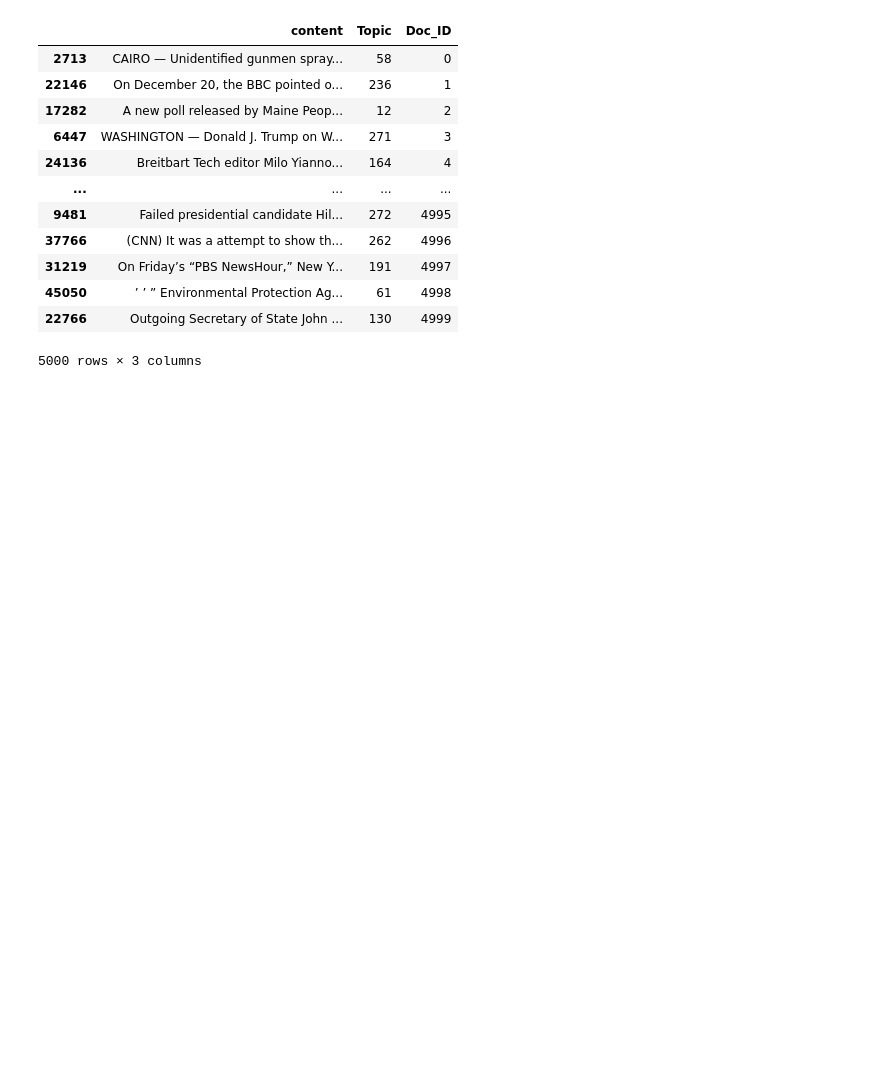
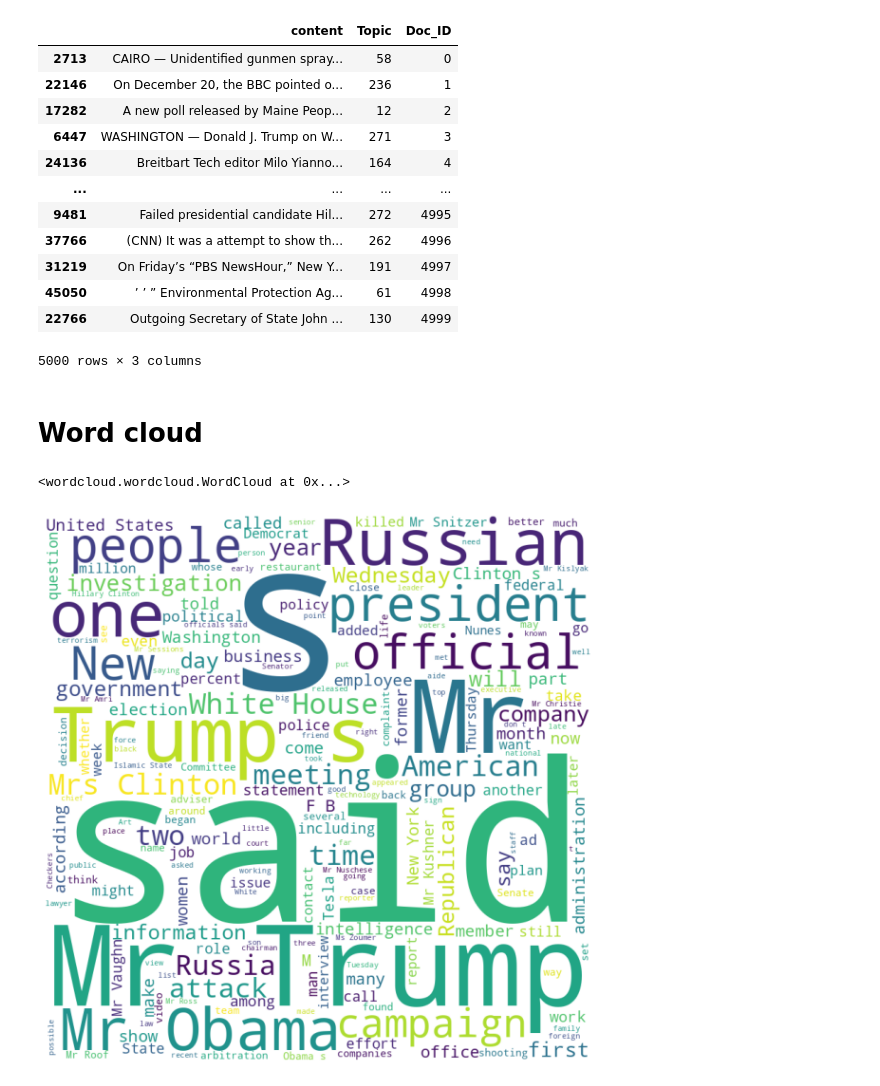
Before and after one commit to archifreitas/big_picture, a Jupyter notebook: notebooks/calem.ipynb, the cells around one changed output. Saved outputs shown, nothing was run; the diff lists cells and outputs as text; code cells hidden in the pictures; blank space fills up the shorter version.

```diff
--- a/notebooks/calem.ipynb
+++ b/notebooks/calem.ipynb
@@ -516,3 +517,27 @@ docs_per_topic = docs_df.groupby(['Topic'], as_index = False).agg({'content': '
 | 45050 | ’ ’ ” Environmental Protection Ag... | 61 | 4998 |
 | 22766 | Outgoing Secretary of State John ... | 130 | 4999 |
 5000 rows × 3 columns
+# %% [markdown]
+# Word cloud
+# %%
+clusters[0].wordcloud
+# %% [output]
+<wordcloud.wordcloud.WordCloud at 0x...>
+# %%
+# Python program to generate WordCloud
+
+# importing all necessery modules
+from wordcloud import WordCloud, STOPWORDS
+import matplotlib.pyplot as plt
+import pandas as pd
+
+	# typecaste
+# plot the WordCloud image
+plt.figure(figsize = (8, 8), facecolor = None)
+plt.imshow(clusters[0].wordcloud)
+plt.axis("off")
+plt.tight_layout(pad = 0)
+
+plt.show()
+# %% [output]
+[figure, added]
```
Also changed, not shown: parts of 27 cells of this notebook, 2 other files.
